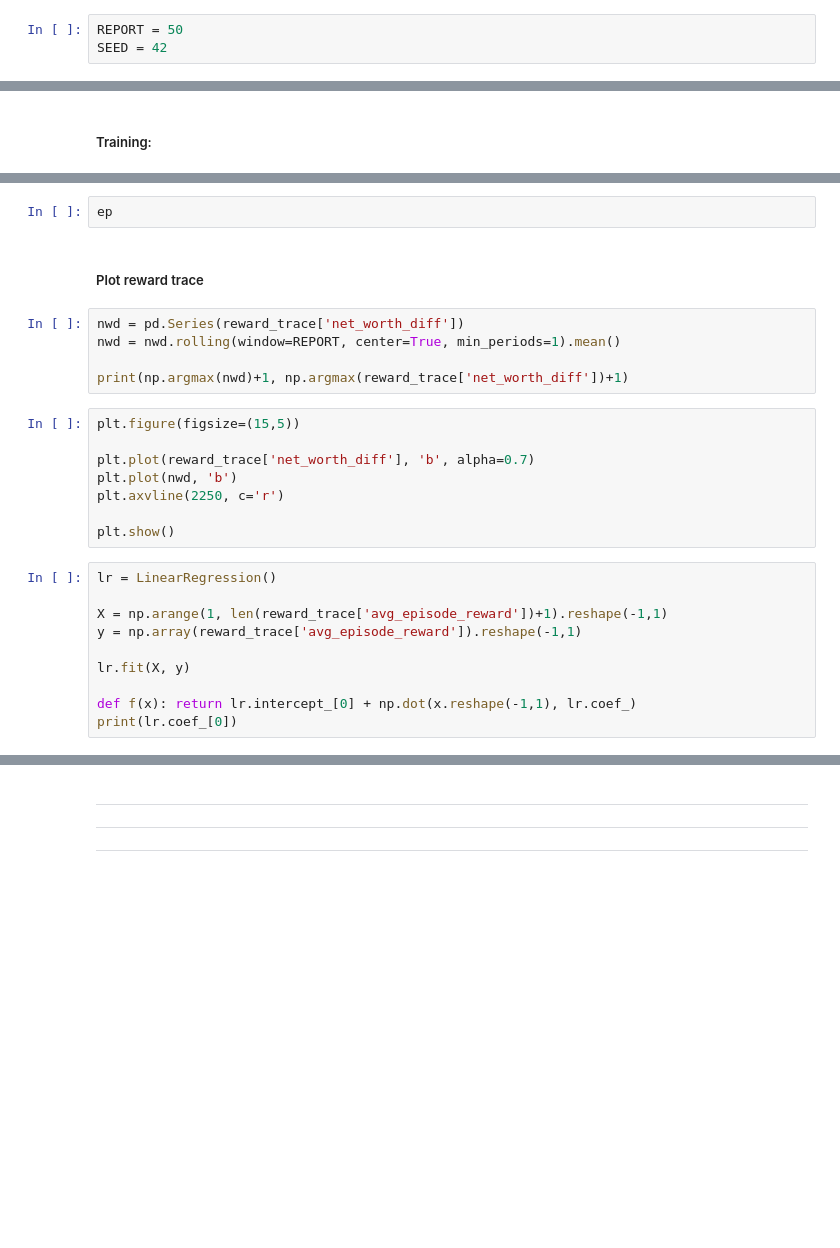
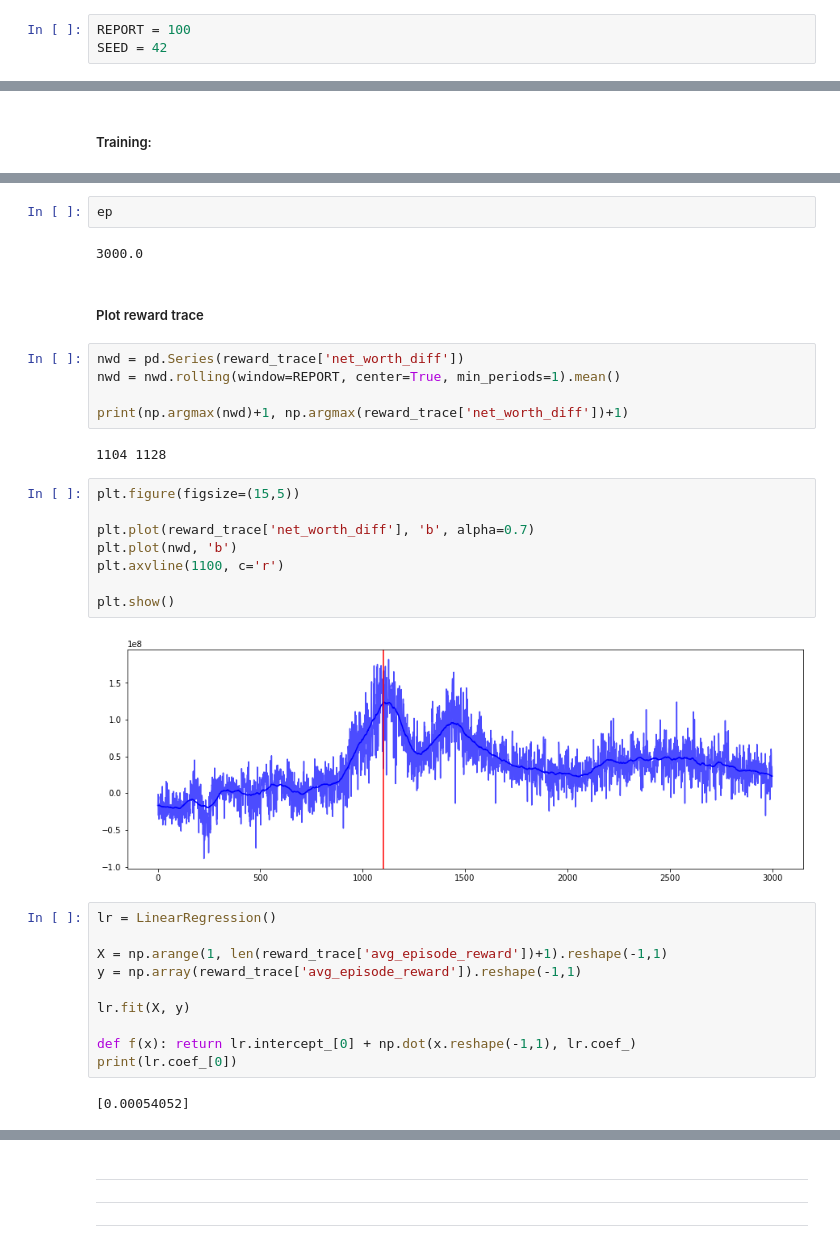
Before and after one commit to willarliss/Trade-Bot-2, a Jupyter notebook: train__tts.ipynb, the cells around one changed output, grey strips where cells are left out. Drawn from its saved outputs; the diff is of its cells as text; blank space fills up the shorter version.

```diff
--- a/train__tts.ipynb
+++ b/train__tts.ipynb
@@ -23,7 +23,7 @@ warnings.simplefilter('ignore')
 # %% [markdown]
 ---
 # %%
-REPORT = 50
+REPORT = 100
 SEED = 42
 # %%
 env_name = 'TradingEnv9'
@@ -265,5 +266,7 @@ Initial index: 323
 # %%
 ep
+# %% [output]
+3000.0
 # %% [markdown]
 ##### Plot reward trace
 # %%
@@ -271,14 +274,18 @@ nwd = pd.Series(reward_trace['net_worth_diff'])
 nwd = nwd.rolling(window=REPORT, center=True, min_periods=1).mean()
 
 print(np.argmax(nwd)+1, np.argmax(reward_trace['net_worth_diff'])+1)
+# %% [output]
+1104 1128
 # %%
 plt.figure(figsize=(15,5))
 
 plt.plot(reward_trace['net_worth_diff'], 'b', alpha=0.7)
 plt.plot(nwd, 'b')
-plt.axvline(2250, c='r')
+plt.axvline(1100, c='r')
 
 plt.show()
+# %% [output]
+[figure, added]
 # %%
 lr = LinearRegression()
 
@@ -289,6 +296,8 @@ lr.fit(X, y)
 
 def f(x): return lr.intercept_[0] + np.dot(x.reshape(-1,1), lr.coef_)
 print(lr.coef_[0])
+# %% [output]
+[0.00054052]
 # %%
 plt.figure(figsize=(15,5))
 
```
Also changed, not shown: parts of 14 cells of this notebook, 16 other files.
